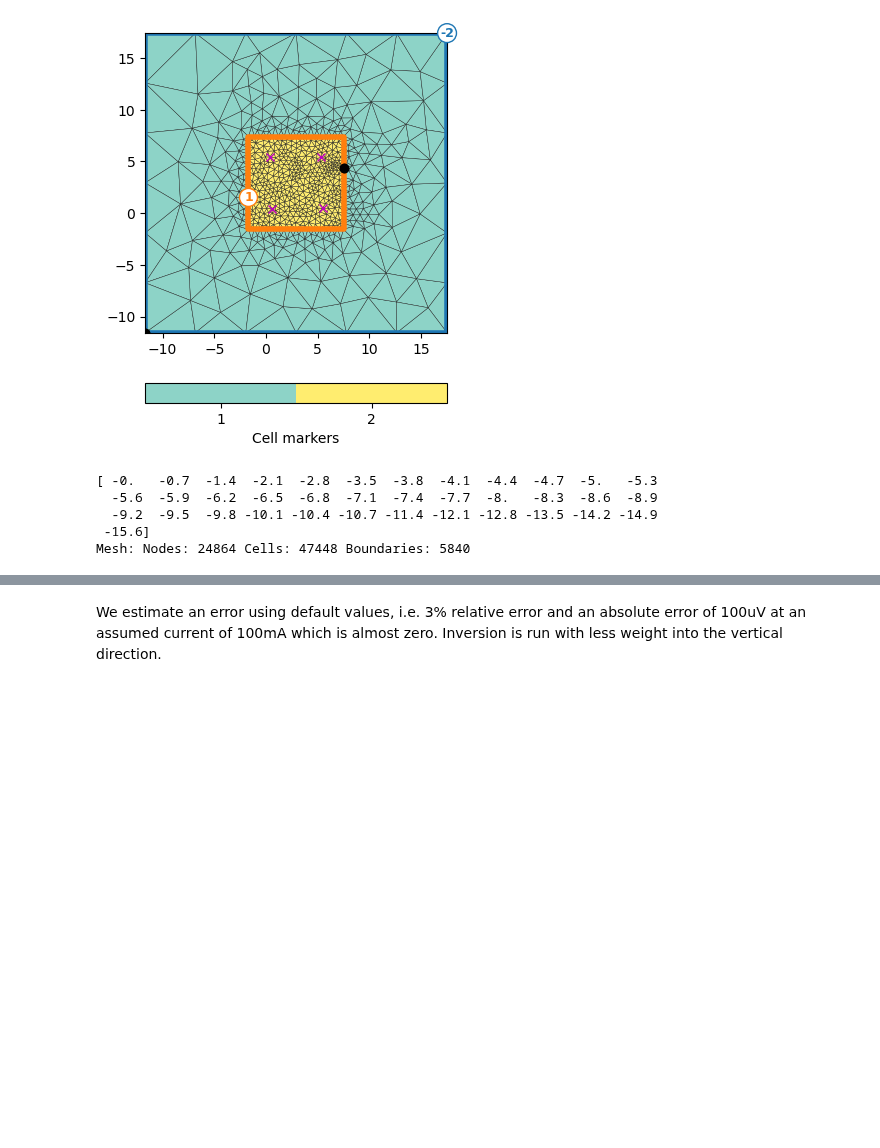
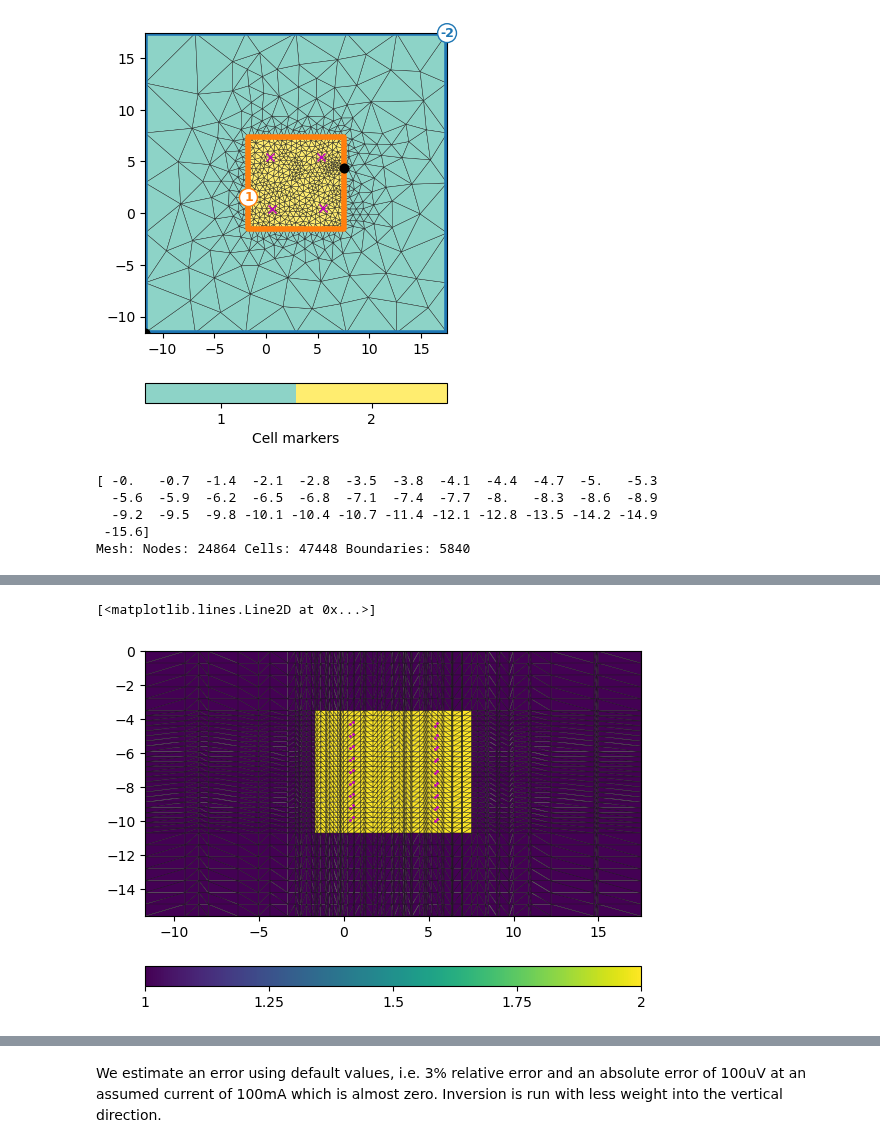
Before and after one commit to gimli-org/notebooks, a Jupyter notebook: ERT/crosshole/ERT3dXH.ipynb, the cells around one changed output, grey strips where cells are left out. Saved outputs shown, nothing was run; the diff lists cells and outputs as text; code cells hidden in the pictures; blank space fills up the shorter version.

```diff
--- a/ERT/crosshole/ERT3dXH.ipynb
+++ b/ERT/crosshole/ERT3dXH.ipynb
@@ -99,0 +98,8 @@ Mesh: Nodes: 24864 Cells: 47448 Boundaries: 5840
+# %%
+mesh["region"] = pg.Vector(mesh.cellMarkers())
+sli = mt.extract2dSlice(mesh, dip=0)
+ax, cb = pg.show(sli, "region", showMesh=True)
+ax.plot(pg.x(data), pg.z(data), "mo", markersize=1)
+# %% [output]
+[<matplotlib.lines.Line2D at 0x...>]
+[figure, added]
```
Also changed, not shown: parts of 11 cells of this notebook, 1 other file.
